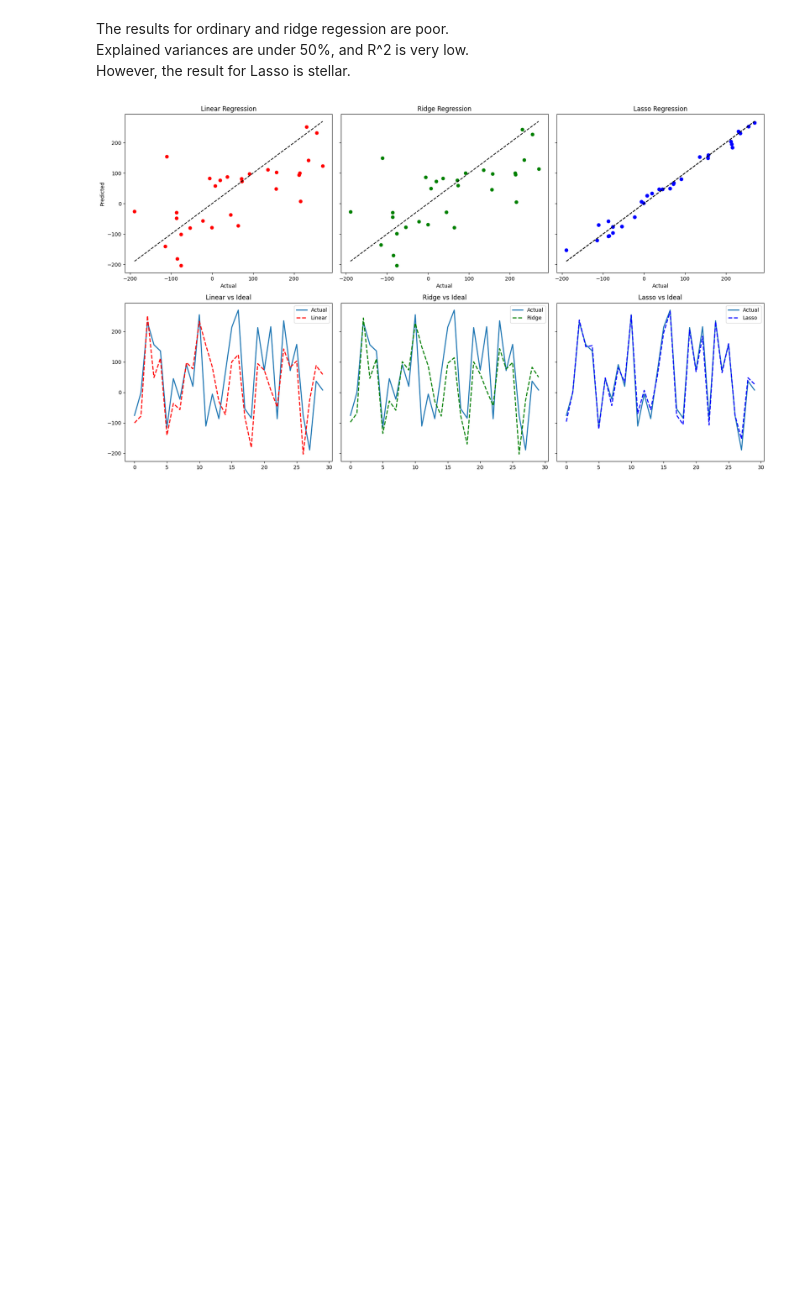
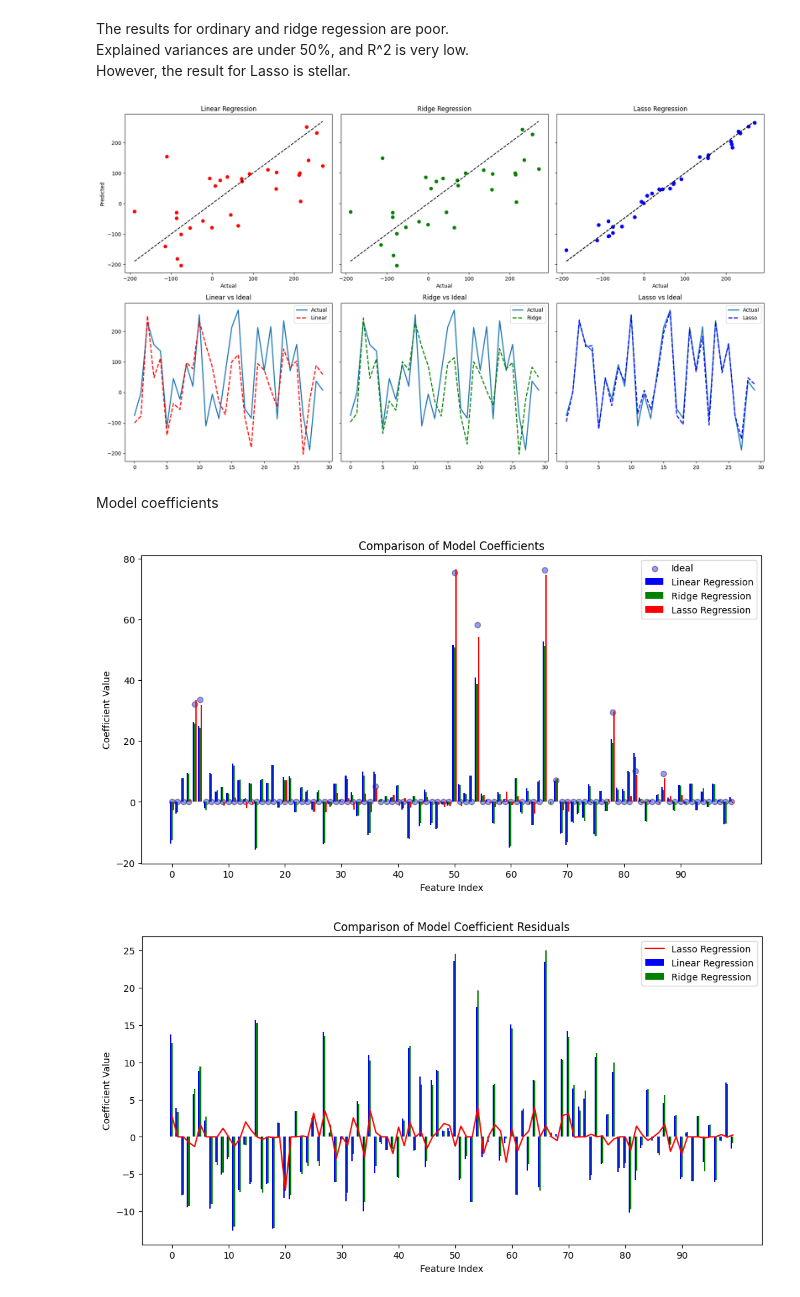
Before and after one commit to Helia-Karisani/regularization-in-linear-regression, a Jupyter notebook: regularization-in-linear-regression.ipynb, the cells around one changed output. Cells and saved outputs as stored; diff of their text form; code cells hidden in the pictures; blank space fills up the shorter version.

Commit message:
plot model coefficients

```diff
--- a/regularization-in-linear-regression.ipynb
+++ b/regularization-in-linear-regression.ipynb
@@ -359,3 +365,49 @@ plt.tight_layout()
 plt.show()
 # %% [output]
 [figure]
+# %% [markdown]
+Model coefficients
+# %%
+# Model coefficients
+linear_coeff = linear.coef_
+ridge_coeff = ridge.coef_
+lasso_coeff = lasso.coef_
+
+
+# Plot the coefficients
+x_axis = np.arange(len(linear_coeff))
+x_labels = np.arange(min(x_axis),max(x_axis),10)
+plt.figure(figsize=(12, 6))
+
+plt.scatter(x_axis, ideal_coef,  label='Ideal', color='blue', ec='k', alpha=0.4)
+plt.bar(x_axis - 0.25, linear_coeff, width=0.25, label='Linear Regression', color='blue')
+plt.bar(x_axis, ridge_coeff, width=0.25, label='Ridge Regression', color='green')
+plt.bar(x_axis + 0.25, lasso_coeff, width=0.25, label='Lasso Regression', color='red')
+
+plt.xlabel('Feature Index')
+plt.ylabel('Coefficient Value')
+plt.title('Comparison of Model Coefficients')
+plt.xticks(x_labels)
+plt.legend()
+plt.show()
+
+
+# Plot the coefficient residuals
+x_axis = np.arange(len(linear_coeff))
+
+plt.figure(figsize=(12, 6))
+
+plt.bar(x_axis - 0.25, ideal_coef - linear_coeff, width=0.25, label='Linear Regression', color='blue')
+plt.bar(x_axis, ideal_coef - ridge_coeff, width=0.25, label='Ridge Regression', color='green')
+# plt.bar(x_axis + 0.25, ideal_coef - lasso_coeff, width=0.25, label='Lasso Regression', color='red')
+plt.plot(x_axis, ideal_coef - lasso_coeff, label='Lasso Regression', color='red')
+
+plt.xlabel('Feature Index')
+plt.ylabel('Coefficient Value')
+plt.title('Comparison of Model Coefficient Residuals')
+plt.xticks(x_labels)
+plt.legend()
+plt.show()
+# %% [output]
+[figure, added]
+[figure, added]
```
Also changed, not shown: parts of 2 cells of this notebook.
